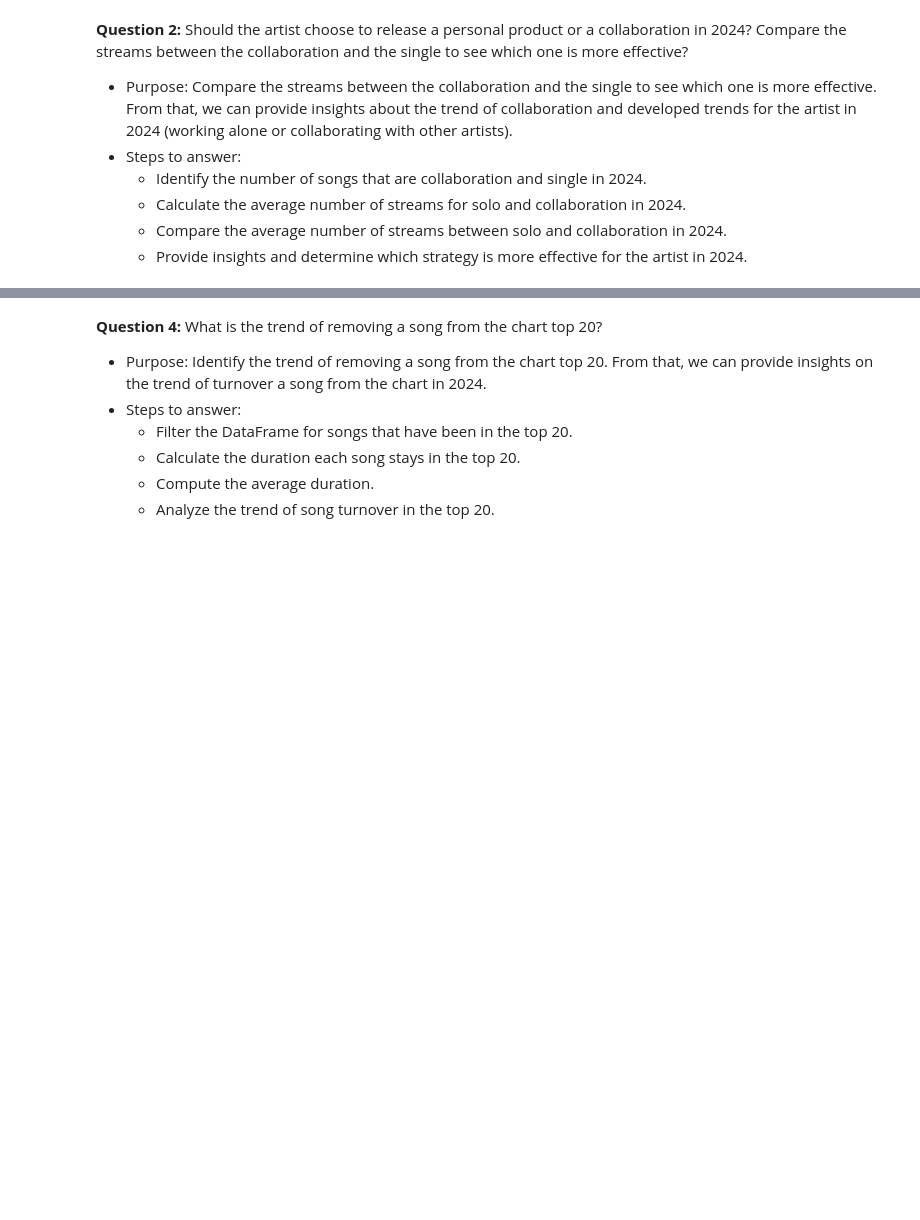
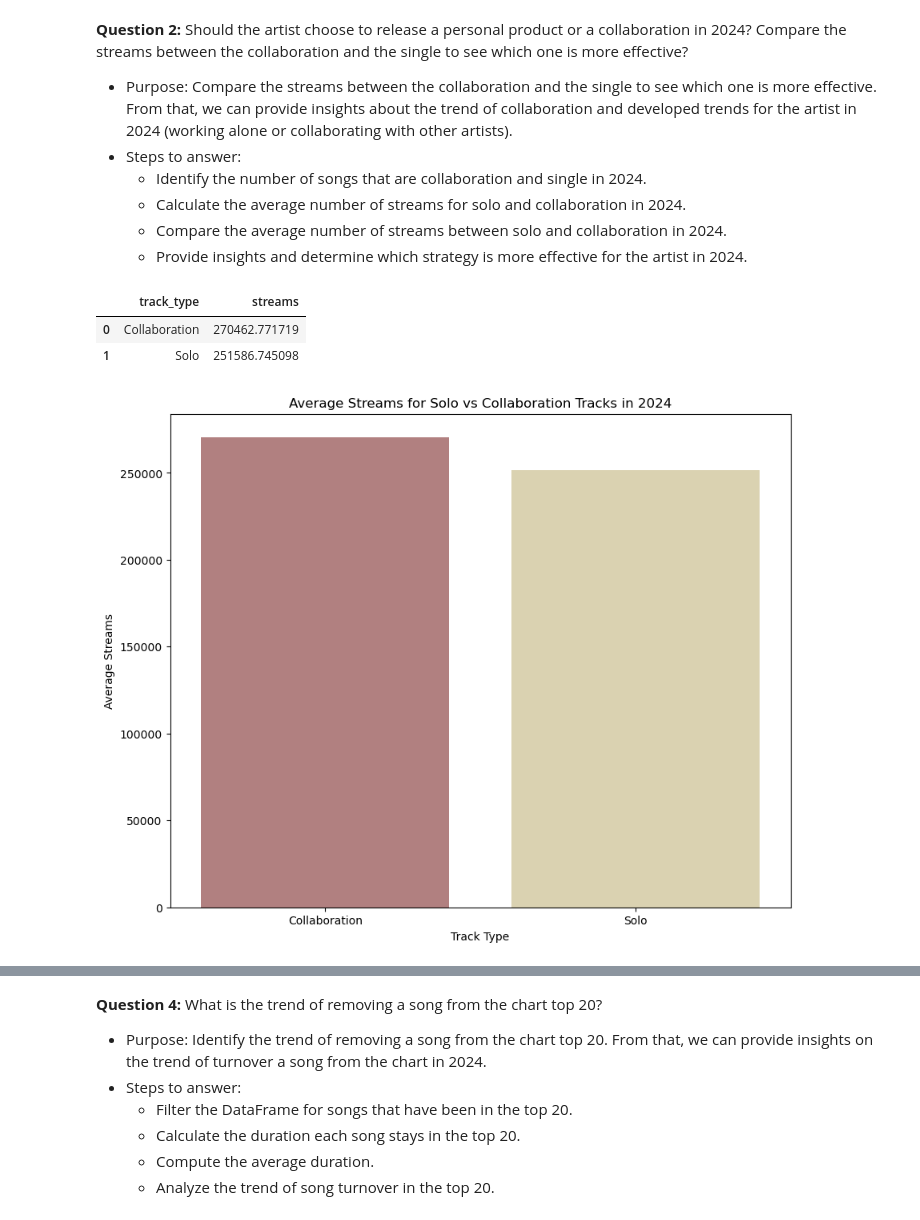
Before and after one commit to pililover/DataScience-Jobs-Market, a Jupyter notebook: SOURCECODE/Data_analysis.ipynb, the cells around one changed output, grey strips where cells are left out. Cells and saved outputs as stored; diff of their text form; code cells hidden in the pictures; blank space fills up the shorter version.

```diff
--- a/SOURCECODE/Data_analysis.ipynb
+++ b/SOURCECODE/Data_analysis.ipynb
@@ -708,3 +711,31 @@ A potential product release strategy could be:
     + Calculate the average number of streams for solo and collaboration in 2024.
     + Compare the average number of streams between solo and collaboration in 2024.
     + Provide insights and determine which strategy is more effective for the artist in 2024.
+# %%
+# Classify solo vs collaboration
+# A track is considered a collaboration if there is more than one artist
+def classify_track(row):
+    if ',' in row['artist_names']:
+        return 'Collaboration'
+    else:
+        return 'Solo'
+
+df['track_type'] = df.apply(classify_track, axis=1)
+
+# The average streams for solo and collaboration
+avg_streams = df.groupby('track_type')['streams'].mean().reset_index()
+avg_streams
+# %% [output]
+|  | track_type | streams |
+| 0 | Collaboration | 270462.771719 |
+| 1 | Solo | 251586.745098 |
+# %%
+plt.figure(figsize=(10, 8))
+sns.barplot(x='track_type', y='streams', data=avg_streams, palette='pink')
+plt.title('Average Streams for Solo vs Collaboration Tracks in 2024')
+plt.xlabel('Track Type')
+plt.ylabel('Average Streams')
+plt.xticks(rotation=0)
+plt.show()
+# %% [output]
+[figure, added]
```
Also changed, not shown: parts of 13 cells of this notebook.
